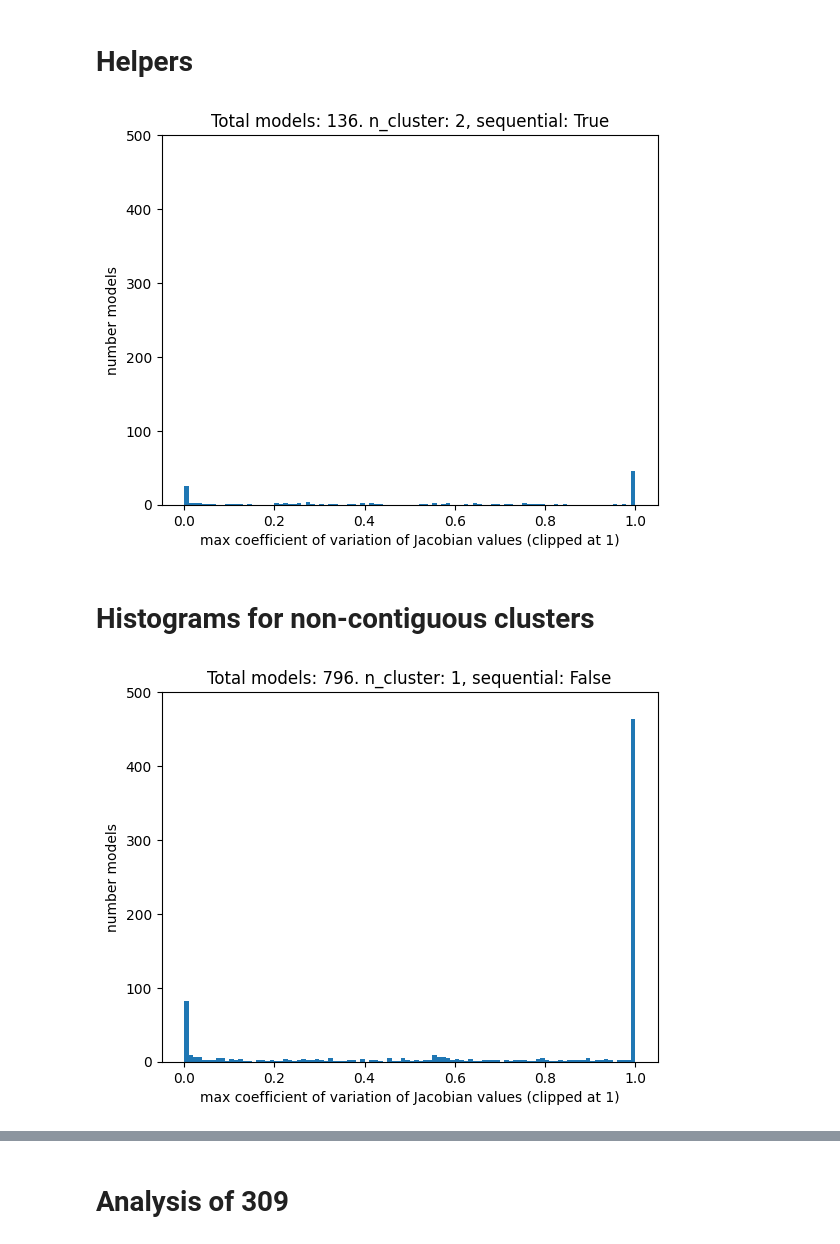
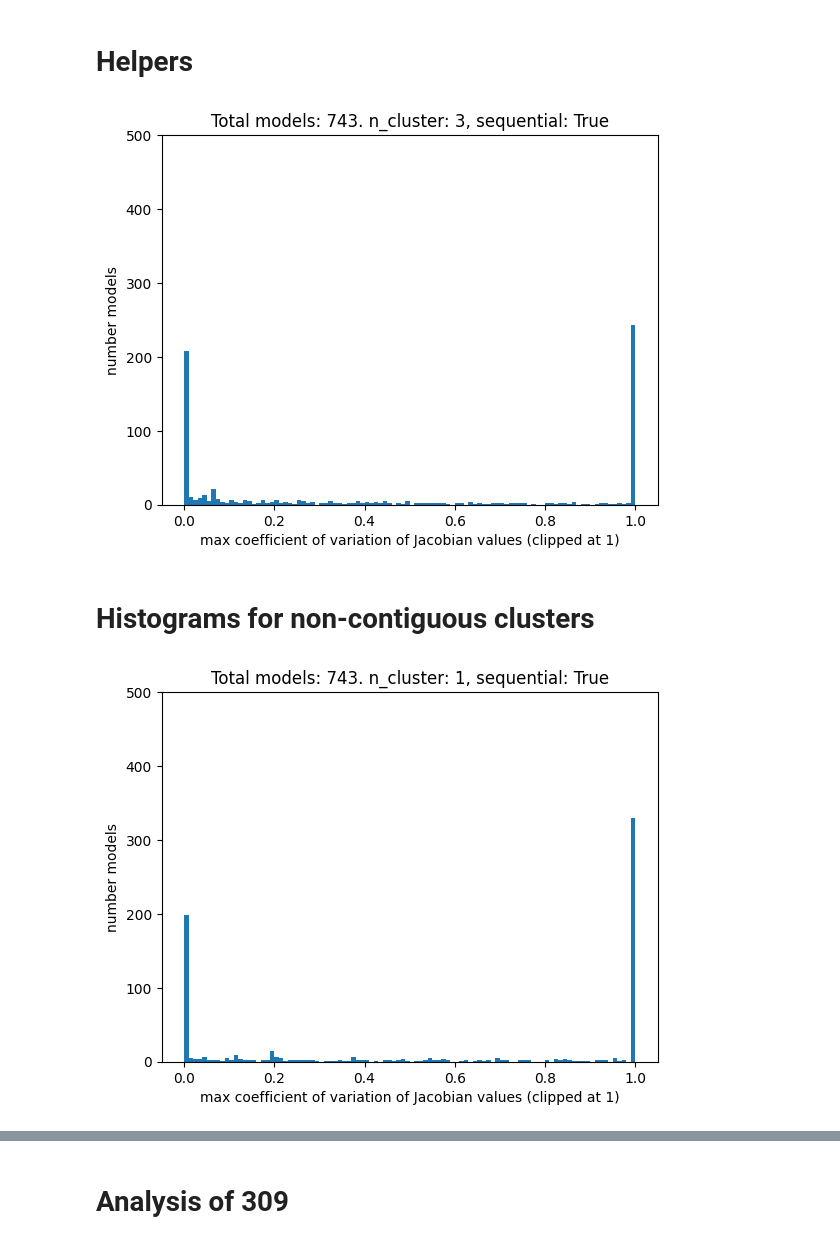
Before and after one commit to ModelEngineering/model_linearity_analysis, a Jupyter notebook: notebooks/jacobian_stationarity.ipynb, the cells around one changed output, grey strips where cells are left out. Saved outputs shown, nothing was run; the diff lists cells and outputs as text; code cells hidden in the pictures.

```diff
--- a/notebooks/jacobian_stationarity.ipynb
+++ b/notebooks/jacobian_stationarity.ipynb
@@ -13,37 +12,38 @@ import matplotlib.pyplot as plt
 # %%
 def plotCluster(n_cluster: int = 1, is_sequential: bool=False):
     if is_sequential:
         sequential1 = "s"
         sequential2 = "_sequential"
     else:
         sequential1 = ""
         sequential2 = ""
     out_file = f"{n_cluster}{sequential1}_model_linearity_analysis_data{sequential2}.csv"
     data_path = os.path.join(cn.DATA_DIR, out_file)
     try:
-        data_df = pd.read_csv(data_path, header=None, names=['max_cv', 'end_time'], index_col=0)
+        data_df = pd.read_csv(data_path)
     except:
         raise ValueError("No data for {n_cluster} clusters")
     if "model" in data_df.index:
         data_df = data_df.drop("model")
     ser = data_df["max_cv"].astype('float')
+    ser.index = data_df[cn.COL_MODEL_NAME]
     ser = ser.clip(upper = 1)
     _ = plt.hist(ser, bins=100)
     plt.title(f"Total models: {len(ser)}. n_cluster: {n_cluster}, sequential: {is_sequential}")
     plt.xlabel("max coefficient of variation of Jacobian values (clipped at 1)")
     plt.ylim([0, 500])
     _ = plt.ylabel("number models")
     indices = [i for i in ser.index.values if isinstance(i, str)]
     return ser[indices]
 
 # Tests
-_ = plotCluster(n_cluster=2, is_sequential=True)
+_ = plotCluster(n_cluster=3, is_sequential=True)
 # %% [output]
-[figure, old version]
+[figure, new version]
 # %% [markdown]
 # Histograms for non-contiguous clusters
 # %%
-ser1 = plotCluster(n_cluster=1)
+ser1 = plotCluster(n_cluster=1, is_sequential=True)
 # %% [output]
-[figure, old version]
+[figure, new version]
 # %%
```
Also changed, not shown: parts of 9 cells of this notebook, 13 other files.
